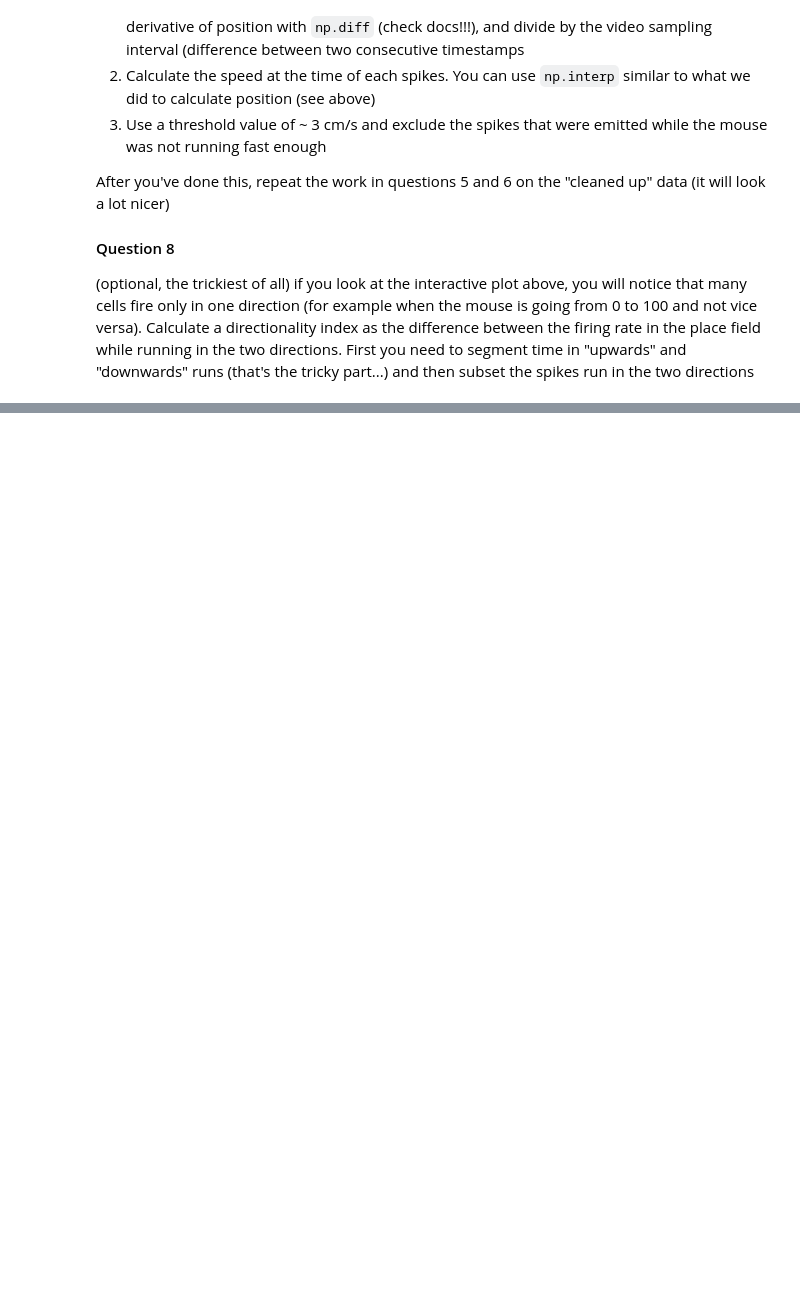
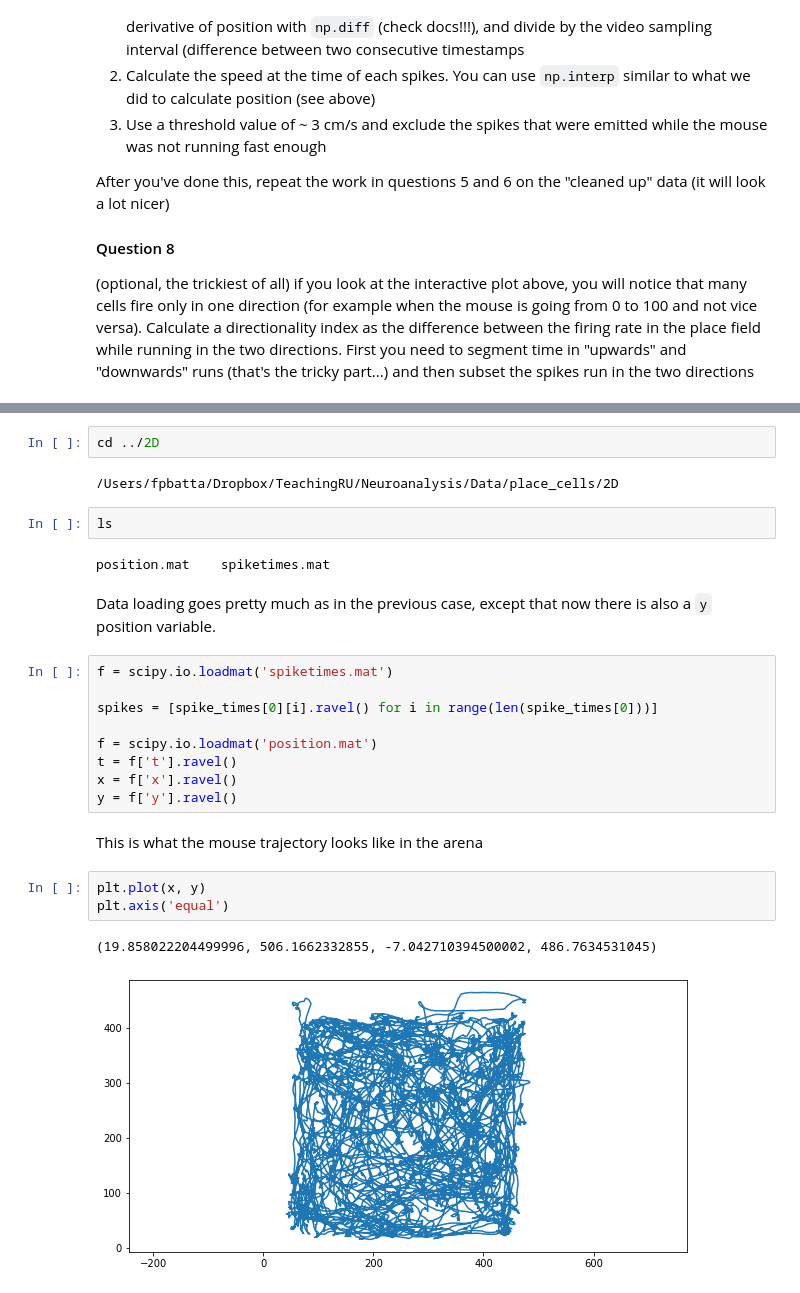
Before and after one commit to Neuroanalysis2021/Assignment1_place_cells, a Jupyter notebook: Assignment1_start.ipynb, the cells around one changed output, grey strips where cells are left out. Saved outputs shown, nothing was run; the diff lists cells and outputs as text; blank space fills up the shorter version.

Commit message:
added analysis of 2D data

```diff
--- a/Assignment1_start.ipynb
+++ b/Assignment1_start.ipynb
@@ -309,0 +314,27 @@ After you've done this, repeat the work in questions 5 and 6 on the "cleaned up"
+# %%
+cd ../2D
+# %% [output]
+/Users/fpbatta/Dropbox/TeachingRU/Neuroanalysis/Data/place_cells/2D
+# %%
+ls
+# %% [output]
+position.mat    spiketimes.mat
+# %% [markdown]
+Data loading goes pretty much as in the previous case, except that now there is also a `y` position variable.
+# %%
+f = scipy.io.loadmat('spiketimes.mat')
+
+spikes = [spike_times[0][i].ravel() for i in range(len(spike_times[0]))]
+
+f = scipy.io.loadmat('position.mat')
+t = f['t'].ravel()
+x = f['x'].ravel()
+y = f['y'].ravel()
+# %% [markdown]
+This is what the mouse trajectory looks like in the arena
+# %%
+plt.plot(x, y)
+plt.axis('equal')
+# %% [output]
+(19.858022204499996, 506.1662332855, -7.042710394500002, 486.7634531045)
+[figure, added]
```
Also changed, not shown: parts of 8 cells of this notebook.
